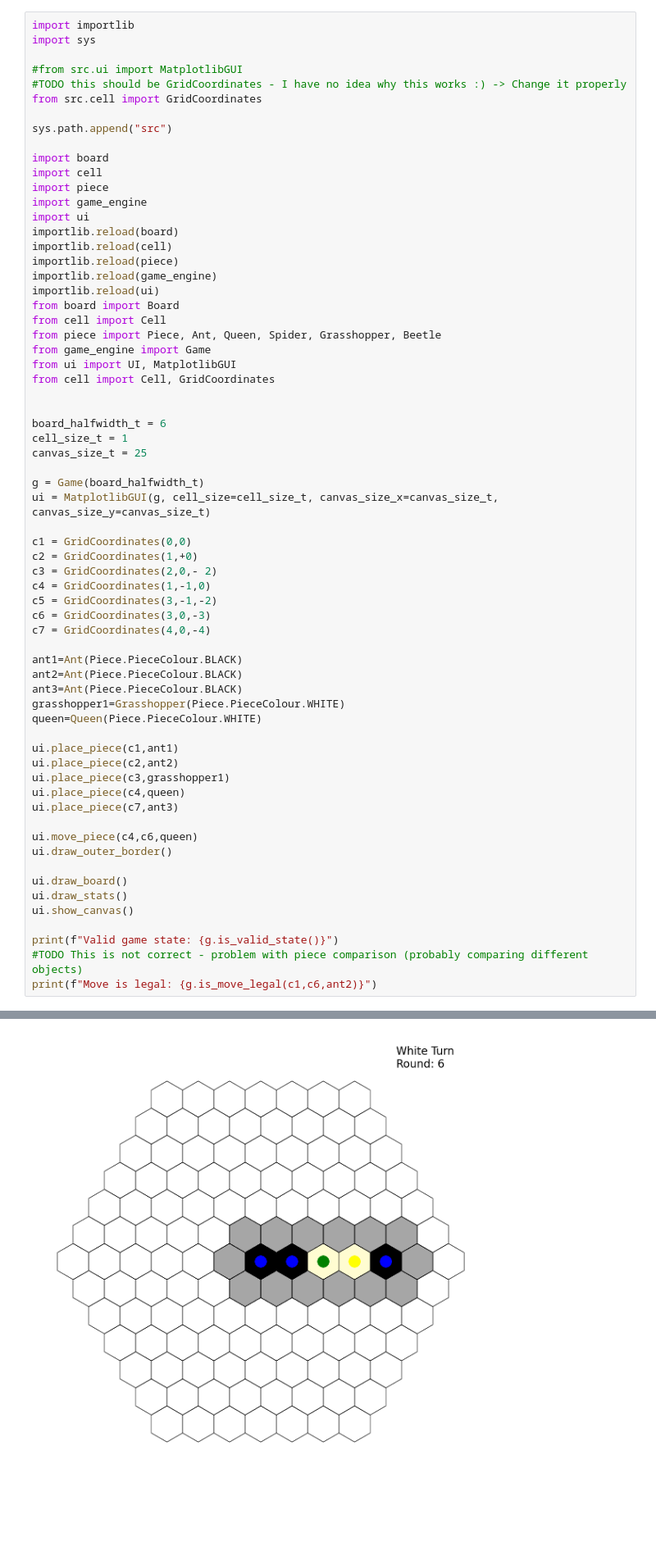
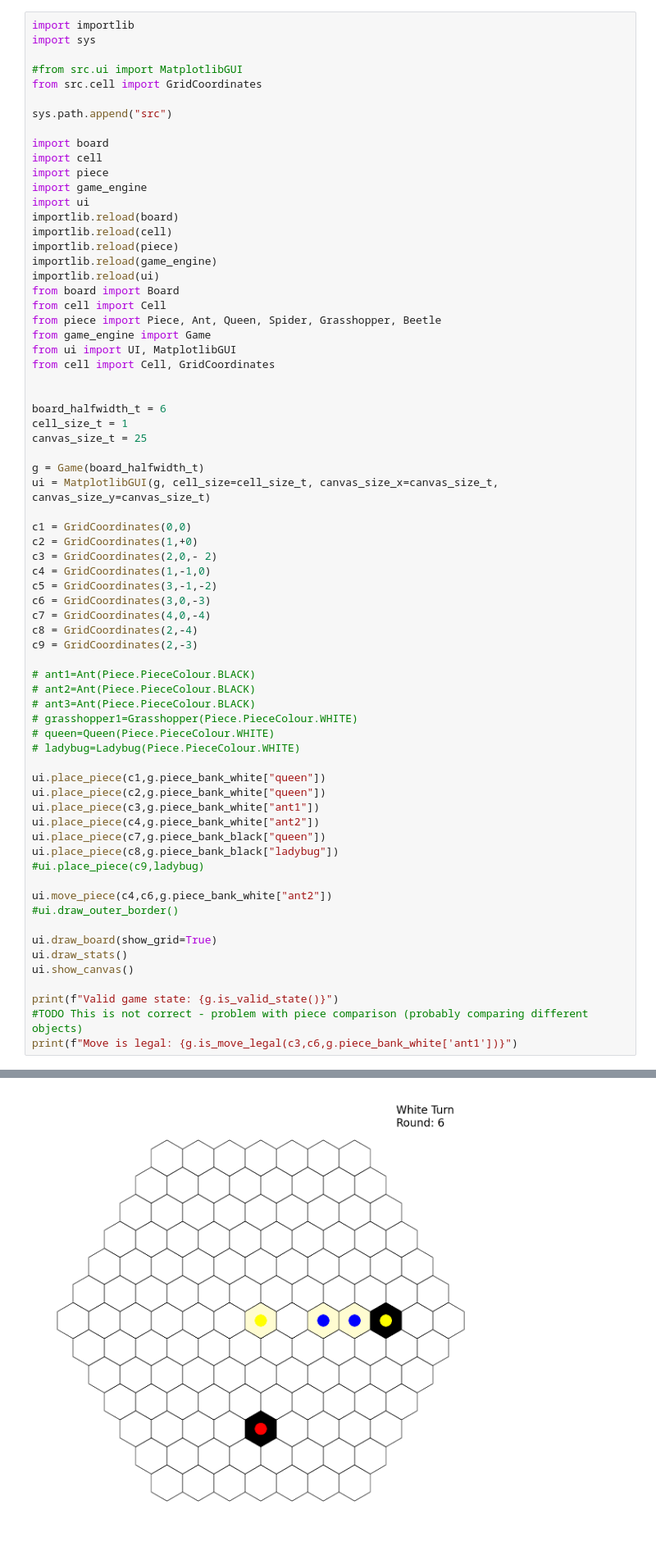
Before and after one commit to otheiner/hive_game, a Jupyter notebook: development_notebook.ipynb, the cells around one changed output, grey strips where cells are left out. Shown: that part at 82% size. Drawn from its saved outputs; the diff is of its cells as text; blank space fills up the shorter version.

```diff
--- a/development_notebook.ipynb
+++ b/development_notebook.ipynb
@@ -3,7 +3,6 @@ import importlib
 import sys
 
 #from src.ui import MatplotlibGUI
-#TODO this should be GridCoordinates - I have no idea why this works :) -> Change it properly
 from src.cell import GridCoordinates
 
 sys.path.append("src")
@@ -40,27 +39,32 @@ c4 = GridCoordinates(1,-1,0)
 c5 = GridCoordinates(3,-1,-2)
 c6 = GridCoordinates(3,0,-3)
 c7 = GridCoordinates(4,0,-4)
+c8 = GridCoordinates(2,-4)
+c9 = GridCoordinates(2,-3)
 
-ant1=Ant(Piece.PieceColour.BLACK)
-ant2=Ant(Piece.PieceColour.BLACK)
-ant3=Ant(Piece.PieceColour.BLACK)
-grasshopper1=Grasshopper(Piece.PieceColour.WHITE)
-queen=Queen(Piece.PieceColour.WHITE)
+# ant1=Ant(Piece.PieceColour.BLACK)
+# ant2=Ant(Piece.PieceColour.BLACK)
+# ant3=Ant(Piece.PieceColour.BLACK)
+# grasshopper1=Grasshopper(Piece.PieceColour.WHITE)
+# queen=Queen(Piece.PieceColour.WHITE)
+# ladybug=Ladybug(Piece.PieceColour.WHITE)
 
-ui.place_piece(c1,ant1)
-ui.place_piece(c2,ant2)
-ui.place_piece(c3,grasshopper1)
-ui.place_piece(c4,queen)
-ui.place_piece(c7,ant3)
+ui.place_piece(c1,g.piece_bank_white["queen"])
+ui.place_piece(c2,g.piece_bank_white["queen"])
+ui.place_piece(c3,g.piece_bank_white["ant1"])
+ui.place_piece(c4,g.piece_bank_white["ant2"])
+ui.place_piece(c7,g.piece_bank_black["queen"])
+ui.place_piece(c8,g.piece_bank_black["ladybug"])
+#ui.place_piece(c9,ladybug)
 
-ui.move_piece(c4,c6,queen)
-ui.draw_outer_border()
+ui.move_piece(c4,c6,g.piece_bank_white["ant2"])
+#ui.draw_outer_border()
 
-ui.draw_board()
+ui.draw_board(show_grid=True)
 ui.draw_stats()
 ui.show_canvas()
 
 print(f"Valid game state: {g.is_valid_state()}")
 #TODO This is not correct - problem with piece comparison (probably comparing different objects)
-print(f"Move is legal: {g.is_move_legal(c1,c6,ant2)}")
+print(f"Move is legal: {g.is_move_legal(c3,c6,g.piece_bank_white['ant1'])}")
 # %% [output]
@@ -68 +73 @@ Moving white queen from coord(1, -1, 0) to coord(3, 0, -3).
-[figure, old version]
+[figure, new version]
```
Also changed, not shown: parts of 1 cell of this notebook, 4 other files.
